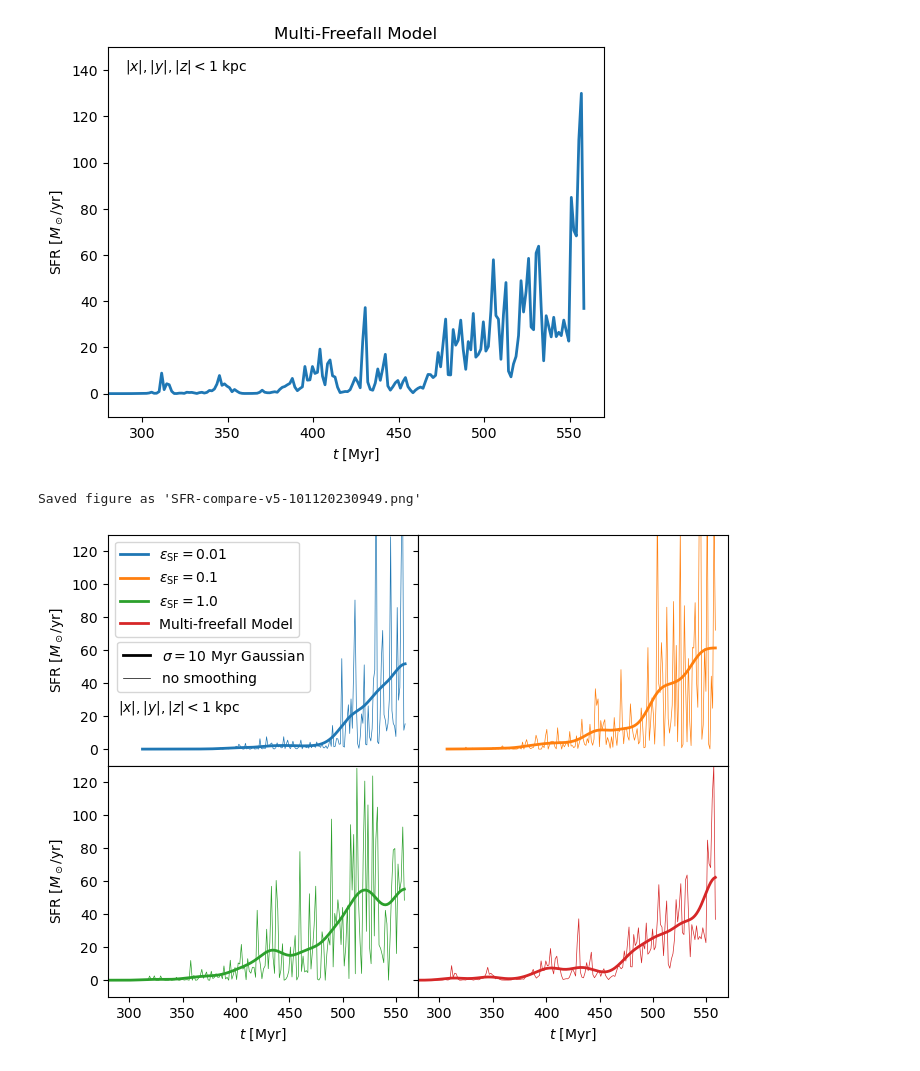
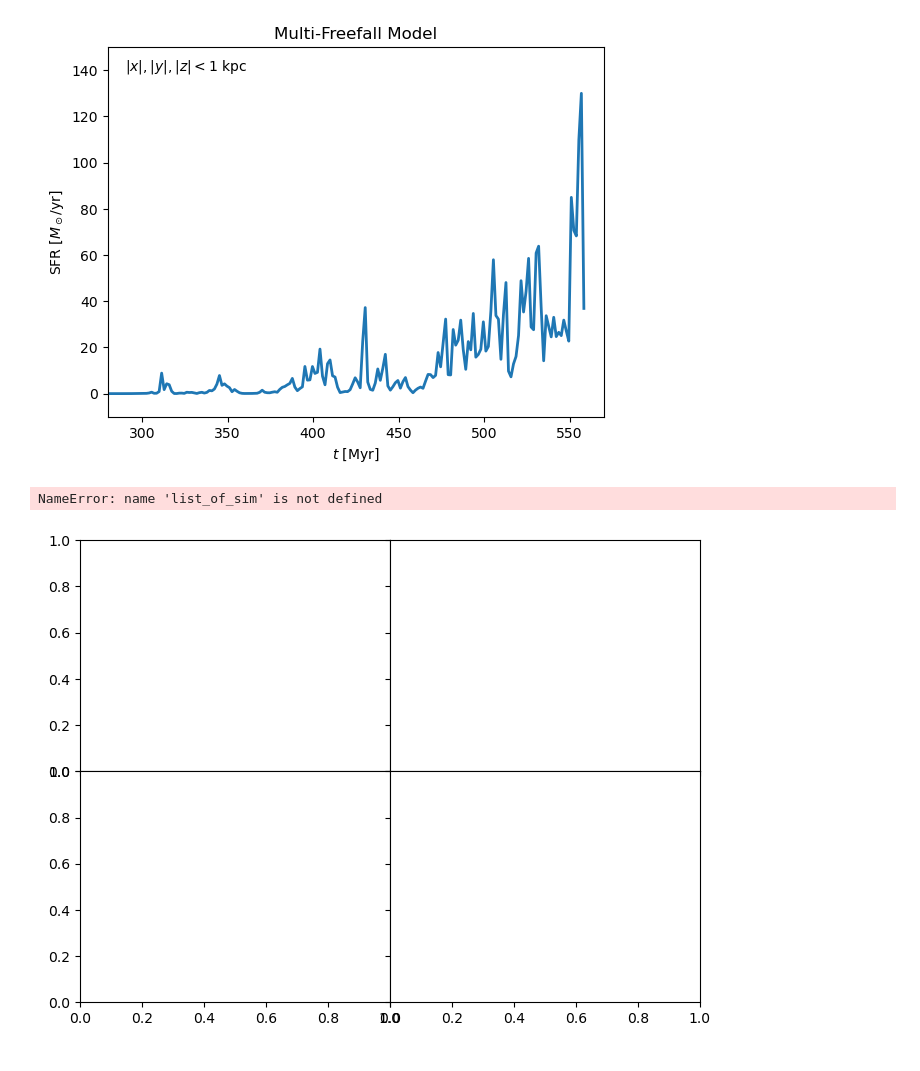
Before and after one commit to zandalman/RAMSES-analysis, a Jupyter notebook: analysis.ipynb, the cells around one changed output. Saved outputs shown, nothing was run; the diff lists cells and outputs as text; code cells hidden in the pictures.

```diff
--- a/analysis.ipynb
+++ b/analysis.ipynb
@@ -12,7 +15,7 @@ from sim import *
 #list_of_sim = [sim_eps0p01, sim_eps0p1, sim_eps1p0, sim_gas]
 #sim = sim_gas
 # %%
-sim = Sim(ALPHA_EPS0P1, "gridded_data_medium_lowres.npz", epsilon_SF=None)
+sim = Sim(ALPHA_EPS0P1, "gridded_data_small.npz", epsilon_SF=None)
 # %% [output]
 Moving to directory '/home/za9132/scratch/romain/alpha_eps0p1'.
 # %% [markdown]
@@ -618,33 +644,33 @@ for i, sim in enumerate(list_of_sim):
 
     filter_sigma_idx = filter_sigma / np.diff(star_birth_time_1d)[0]
     SFR_mass_1d_smoothed = gaussian_filter(SFR_mass_1d, sigma=filter_sigma_idx)
 
     ax.plot(star_birth_time_1d / const.Myr, SFR_mass_1d / const.M_sol * const.yr, lw=0.5, alpha=1., color='C%d' % i)
     ax.plot(star_birth_time_1d / const.Myr, SFR_mass_1d_smoothed / const.M_sol * const.yr, lw=2, alpha=1., color='C%d' % i, label=sim.sim_latex)
 
     if i in [0, 2]:
         ax.set_ylabel(r"SFR [$M_\odot / {\rm yr}$]")
     if i in [2, 3]:
         ax.set_xlabel(r"$t$ [Myr]")
 
     ax.set_xlim(280, 570)
     ax.set_ylim(-10, 130)
 
     #ax.legend(loc=2)
 
 #plt.suptitle(r'$|x|, |y|, |z| < 1~{\rm kpc}$', y=0.92)
 
 custom_lines1 = [Line2D([0], [0], color='C0', lw=2), Line2D([0], [0], color='C1', lw=2), Line2D([0], [0], color='C2', lw=2), Line2D([0], [0], color='C3', lw=2)]
 legend1 = axs[0, 0].legend(custom_lines1, [r'$\varepsilon_{\rm SF} = 0.01$', r'$\varepsilon_{\rm SF} = 0.1$', r'$\varepsilon_{\rm SF} = 1.0$', r'Multi-freefall Model'])
 
 custom_lines2 = [Line2D([0], [0], color='black', lw=2), Line2D([0], [0], color='black', lw=0.5)]
 legend2 = axs[0, 0].legend(custom_lines2, [r'$\sigma=%d~{\rm Myr}$ Gaussian' % (filter_sigma / const.Myr), 'no smoothing'], loc=[0.03, 0.32])
 
 axs[0, 0].add_artist(legend1)
 
 axs[0, 0].annotate(r'$|x|, |y|, |z| < 1~{\rm kpc}$', (290, 23))
 
-save_fig('SFR-compare-v5')
+# save_fig('SFR-compare-v5')
 # %% [output]
-Saved figure as 'SFR-compare-v5-101120230949.png'
+NameError: name 'list_of_sim' is not defined
-[figure, old version]
+[figure, new version]
```
Also changed, not shown: parts of 9 cells of this notebook, 3 other files.
